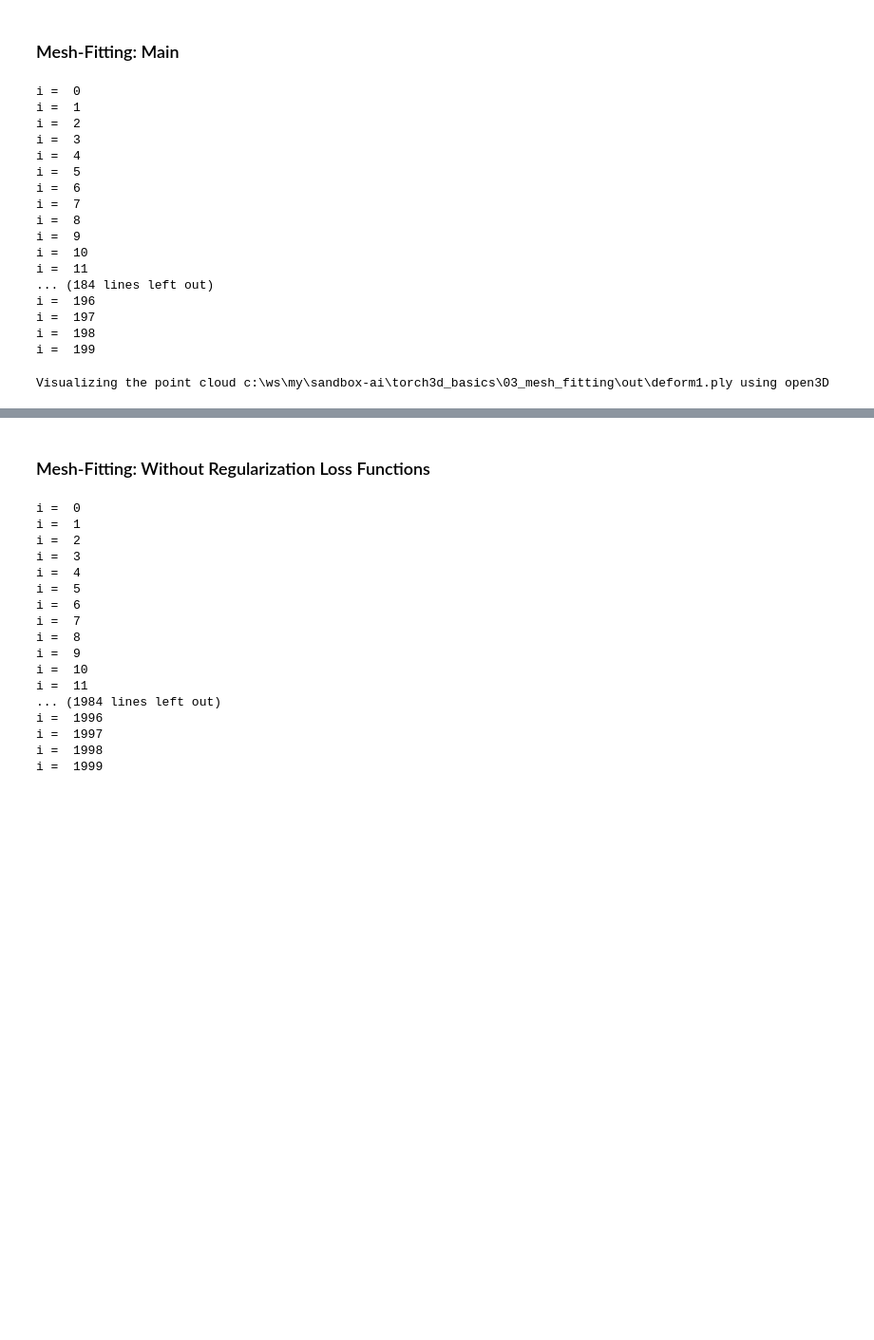
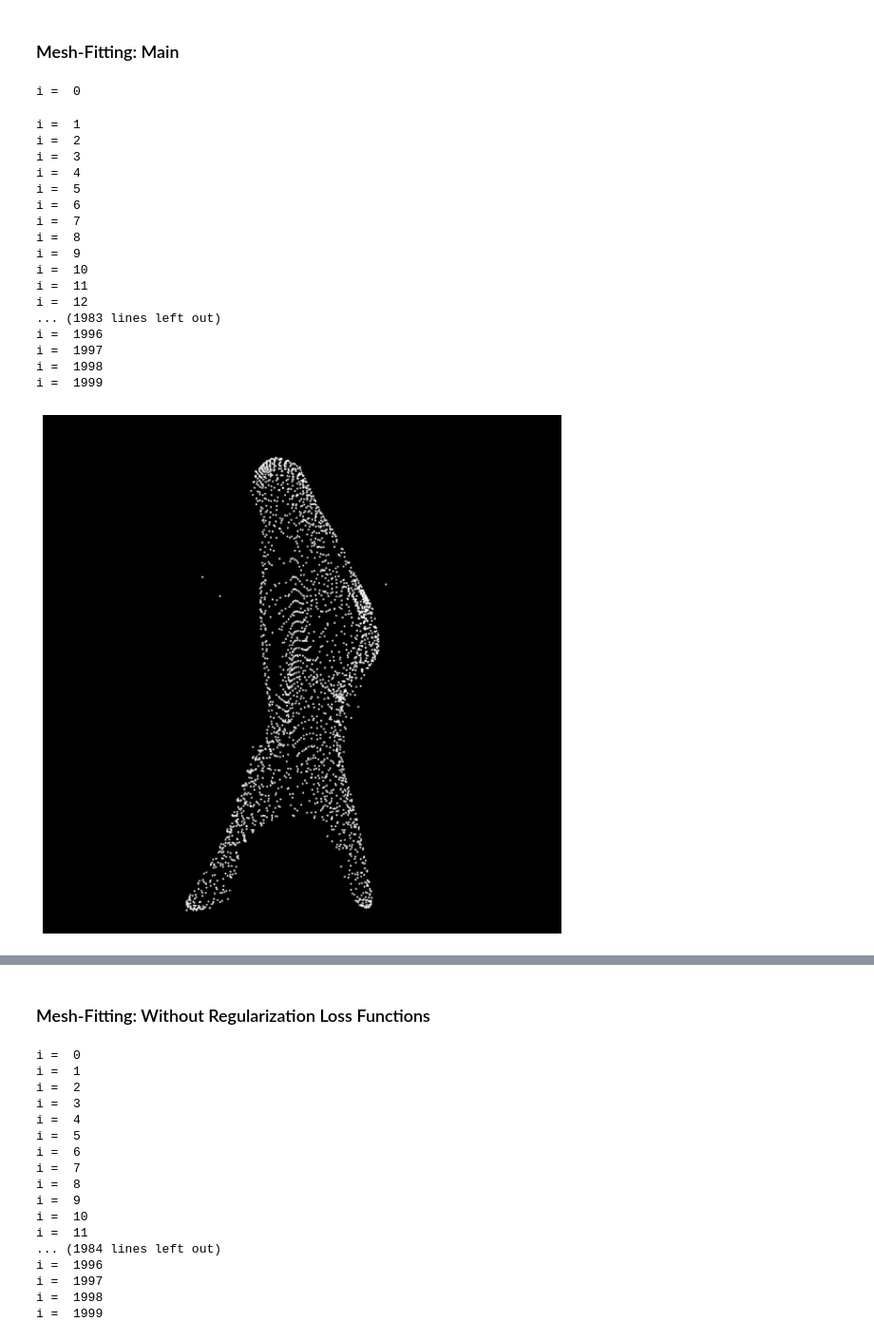
Before and after one commit to d-k-ivanov/sandbox-ai, a Jupyter notebook: torch3d_basics/03_mesh_fitting/03_mesh_fitting.ipynb, the cells around one changed output, grey strips where cells are left out. Shown: that part at 95% size. Cells and saved outputs as stored; diff of their text form; code cells hidden in the pictures; blank space fills up the shorter version.

```diff
--- a/torch3d_basics/03_mesh_fitting/03_mesh_fitting.ipynb
+++ b/torch3d_basics/03_mesh_fitting/03_mesh_fitting.ipynb
@@ -68,6 +126,11 @@ if torch.cuda.is_available():
 else:
     device = torch.device("cpu")
     print("WARNING: CPU only, this will be slow!")
+
+## Visualize the optimization process
+img = []  # some array of images
+frames = []  # for storing the generated images
+fig = plt.figure(figsize=(10, 10))
 
 verts, faces = load_ply("point_cloud.ply")
 verts = verts.to(device)
@@ -91,7 +154,7 @@ w_edge = 1.0
 w_normal = 0.01
 w_laplacian = 0.1
 
-for i in range(0, 200):
+for i in range(0, 2000):
     print("i = ", i)
 
     # Initialize optimizer
@@ -104,52 +167,66 @@ for i in range(0, 200):
     # sample_trg = sample_points_from_meshes(trg_mesh, 5000)
     sample_trg = verts
     sample_src = sample_points_from_meshes(new_src_mesh, verts.shape[1])
 
     # We compare the two sets of pointclouds by computing (a) the chamfer loss
     loss_chamfer, _ = chamfer_distance(sample_trg, sample_src)
 
     # and (b) the edge length of the predicted mesh
     loss_edge = mesh_edge_loss(new_src_mesh)
 
     # mesh normal consistency
     loss_normal = mesh_normal_consistency(new_src_mesh)
 
     # mesh laplacian smoothing
     loss_laplacian = mesh_laplacian_smoothing(new_src_mesh, method="uniform")
 
     # Weighted sum of the losses
-    loss = (loss_chamfer * w_chamfer + loss_edge * w_edge + loss_normal * w_normal + loss_laplacian * w_laplacian)
+    loss = loss_chamfer * w_chamfer + loss_edge * w_edge + loss_normal * w_normal + loss_laplacian * w_laplacian
+
+    with torch.no_grad():
+        vertices = (new_src_mesh.get_mesh_verts_faces(0)[0]).to(device)
+        rgb = torch.ones_like(vertices).to(device)
+        point_cloud = Pointclouds(points=[vertices], features=[rgb])
+        images = renderer(point_cloud)
+        # visualize_point_cloud2(vertices * 0.5, device, renderer)
+        # plt.figure(figsize=(10, 10))
+        # plt.imshow(images[0, ..., :3].cpu().numpy())
+        # plt.axis("off")
+        frames.append([plt.imshow(images[0, ..., :3].cpu().numpy(), animated=True)])
 
     # Optimization step
     loss.backward()
     optimizer.step()
 
 final_verts, final_faces = new_src_mesh.get_mesh_verts_faces(0)
+final_verts_copy = final_verts.clone()
 final_verts = final_verts * scale + center
+
+plt.axis("off")
+# plt.show()
+anim = animation.ArtistAnimation(fig, frames, interval=50, blit=True, repeat_delay=1000)
+anim.save(os.path.join(out_path, "animation.mp4"))
 
 # Store the predicted mesh using save_ply
 deform1 = os.path.join(out_path, "deform1.ply")
 save_ply(deform1, final_verts, final_faces, ascii=True)
 # %% [output]
 i =  0
-i =  1
-i =  2
-i =  3
-i =  4
-i =  5
-i =  6
-i =  7
-i =  8
-i =  9
-i =  10
-i =  11
-... (184 lines left out)
-i =  196
-i =  197
-i =  198
-i =  199
+i =  1
+i =  2
+i =  3
+i =  4
+i =  5
+i =  6
+i =  7
+i =  8
+i =  9
+i =  10
+i =  11
+i =  12
+... (1983 lines left out)
+i =  1996
+i =  1997
+i =  1998
+i =  1999
+[figure, added]
-# %%
-visualize_point_cloud(deform1)
-# visualize_mesh(deform1)
-# %% [output]
-Visualizing the point cloud c:\ws\my\sandbox-ai\torch3d_basics\03_mesh_fitting\out\deform1.ply using open3D
```
Also changed, not shown: parts of 5 cells of this notebook.
